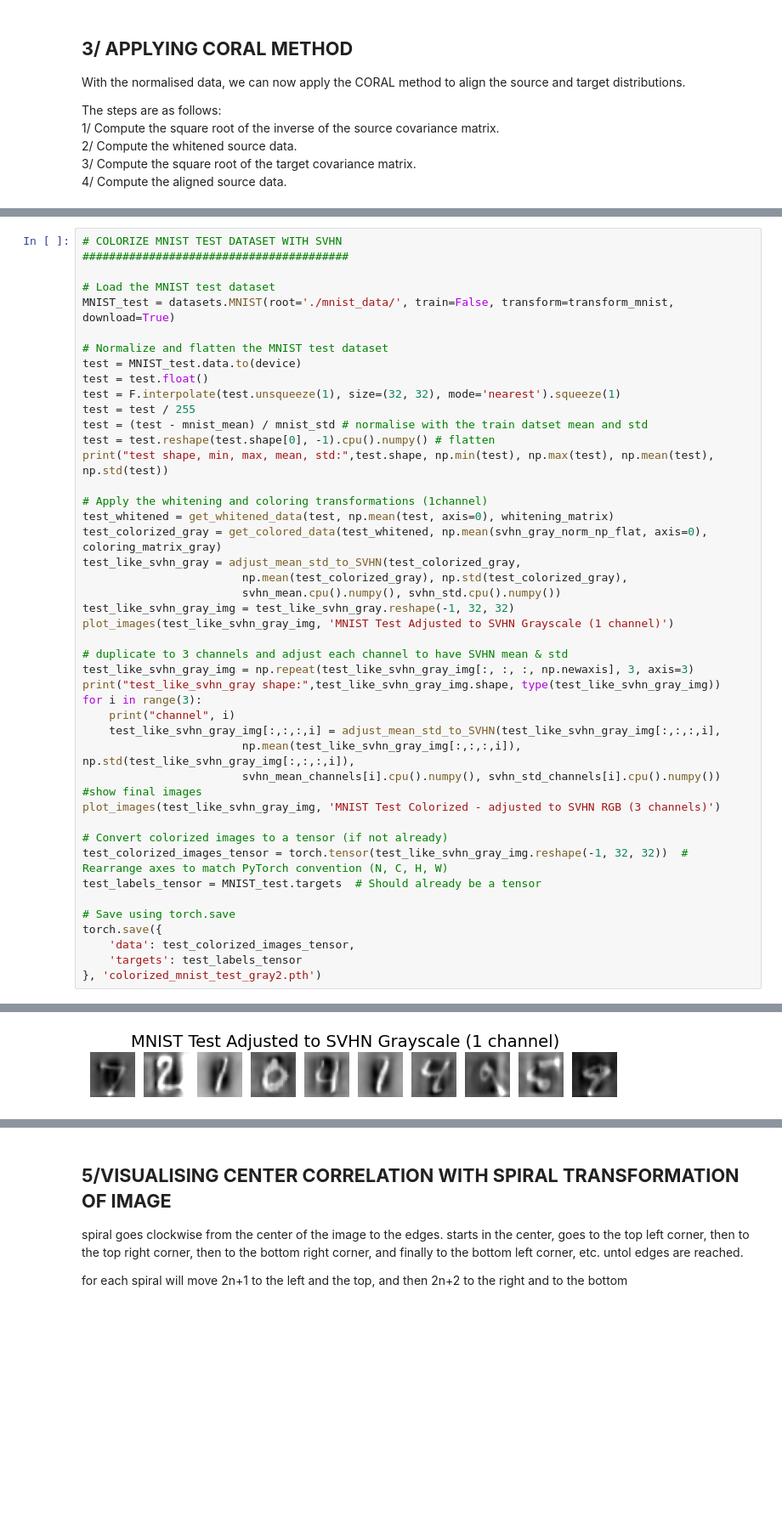
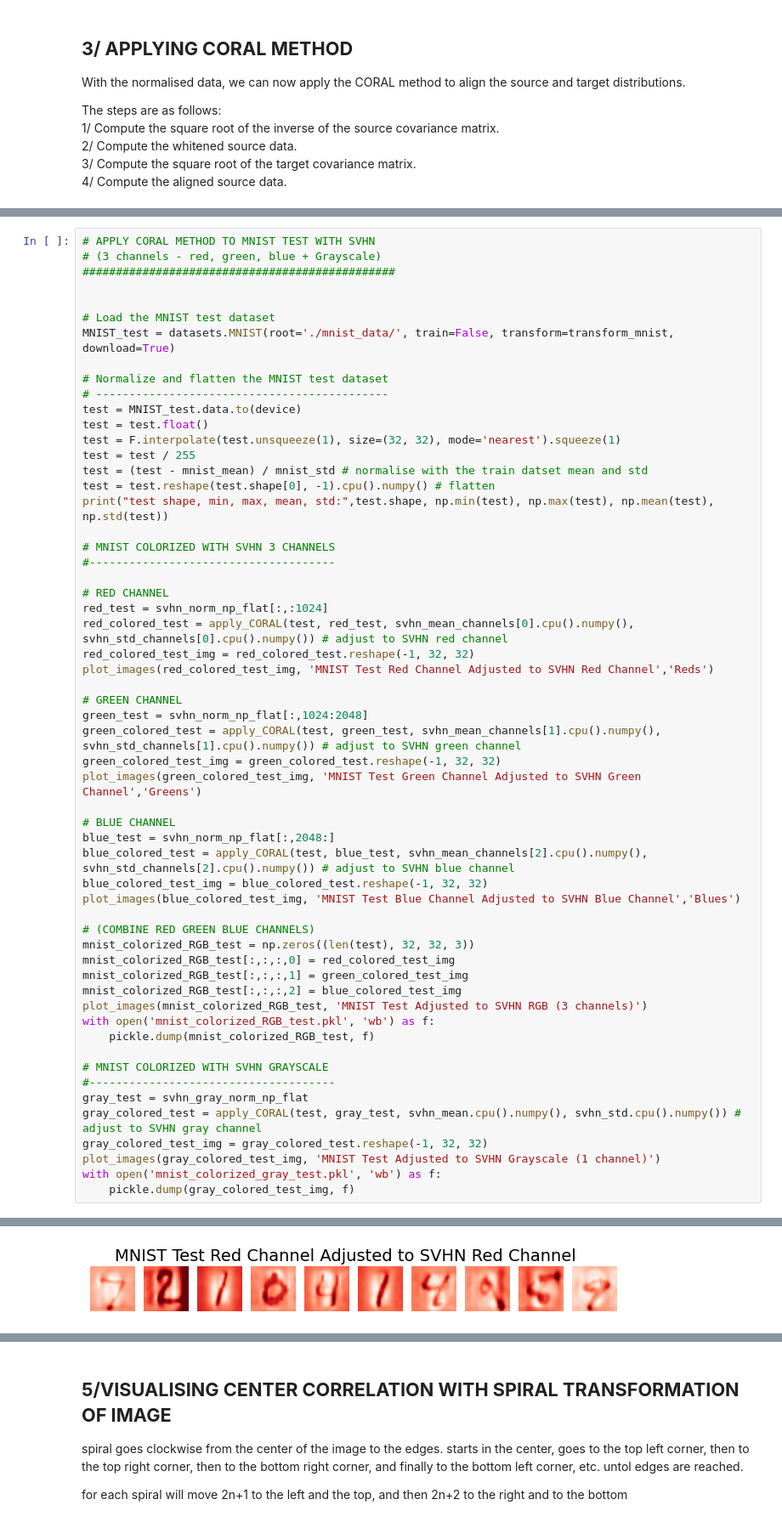
Before and after one commit to anaele-paris/domain_adaptation_MNIST_SVHN, a Jupyter notebook: CORAL_METHOD_32.ipynb, the cells around one changed output, grey strips where cells are left out. Shown at 85% size. Cells and saved outputs as stored; diff of their text form; blank space fills up the shorter version.

Commit message:
processed colored image by channel and created function apply_CORAL

```diff
--- a/CORAL_METHOD_32.ipynb
+++ b/CORAL_METHOD_32.ipynb
@@ -493,11 +501,14 @@ torch.save({
 # %%
-# COLORIZE MNIST TEST DATASET WITH SVHN
-########################################
+# APPLY CORAL METHOD TO MNIST TEST WITH SVHN
+# (3 channels - red, green, blue + Grayscale)
+###############################################
+
 
 # Load the MNIST test dataset
 MNIST_test = datasets.MNIST(root='./mnist_data/', train=False, transform=transform_mnist, download=True)
 
 # Normalize and flatten the MNIST test dataset
+# --------------------------------------------
 test = MNIST_test.data.to(device)
 test = test.float()
 test = F.interpolate(test.unsqueeze(1), size=(32, 32), mode='nearest').squeeze(1)
@@ -506,34 +517,43 @@ test = (test - mnist_mean) / mnist_std # normalise with the train datset mean an
 test = test.reshape(test.shape[0], -1).cpu().numpy() # flatten
 print("test shape, min, max, mean, std:",test.shape, np.min(test), np.max(test), np.mean(test), np.std(test))
 
-# Apply the whitening and coloring transformations (1channel)
-test_whitened = get_whitened_data(test, np.mean(test, axis=0), whitening_matrix)
-test_colorized_gray = get_colored_data(test_whitened, np.mean(svhn_gray_norm_np_flat, axis=0), coloring_matrix_gray)
-test_like_svhn_gray = adjust_mean_std_to_SVHN(test_colorized_gray,
-                        np.mean(test_colorized_gray), np.std(test_colorized_gray),
-                        svhn_mean.cpu().numpy(), svhn_std.cpu().numpy())
-test_like_svhn_gray_img = test_like_svhn_gray.reshape(-1, 32, 32)
-plot_images(test_like_svhn_gray_img, 'MNIST Test Adjusted to SVHN Grayscale (1 channel)')
+# MNIST COLORIZED WITH SVHN 3 CHANNELS
+#-------------------------------------
 
-# duplicate to 3 channels and adjust each channel to have SVHN mean & std
-test_like_svhn_gray_img = np.repeat(test_like_svhn_gray_img[:, :, :, np.newaxis], 3, axis=3)
-print("test_like_svhn_gray shape:",test_like_svhn_gray_img.shape, type(test_like_svhn_gray_img))
-for i in range(3):
-    print("channel", i)
-    test_like_svhn_gray_img[:,:,:,i] = adjust_mean_std_to_SVHN(test_like_svhn_gray_img[:,:,:,i],
-                        np.mean(test_like_svhn_gray_img[:,:,:,i]), np.std(test_like_svhn_gray_img[:,:,:,i]),
-                        svhn_mean_channels[i].cpu().numpy(), svhn_std_channels[i].cpu().numpy())
-#show final images
-plot_images(test_like_svhn_gray_img, 'MNIST Test Colorized - adjusted to SVHN RGB (3 channels)')
+# RED CHANNEL
+red_test = svhn_norm_np_flat[:,:1024]
+red_colored_test = apply_CORAL(test, red_test, svhn_mean_channels[0].cpu().numpy(), svhn_std_channels[0].cpu().numpy()) # adjust to SVHN red channel
+red_colored_test_img = red_colored_test.reshape(-1, 32, 32)
+plot_images(red_colored_test_img, 'MNIST Test Red Channel Adjusted to SVHN Red Channel','Reds')
 
-# Convert colorized images to a tensor (if not already)
-test_colorized_images_tensor = torch.tensor(test_like_svhn_gray_img.reshape(-1, 32, 32))  # Rearrange axes to match PyTorch convention (N, C, H, W)
-test_labels_tensor = MNIST_test.targets  # Should already be a tensor
+# GREEN CHANNEL
+green_test = svhn_norm_np_flat[:,1024:2048]
+green_colored_test = apply_CORAL(test, green_test, svhn_mean_channels[1].cpu().numpy(), svhn_std_channels[1].cpu().numpy()) # adjust to SVHN green channel
+green_colored_test_img = green_colored_test.reshape(-1, 32, 32)
+plot_images(green_colored_test_img, 'MNIST Test Green Channel Adjusted to SVHN Green Channel','Greens')
 
-# Save using torch.save
-torch.save({
-    'data': test_colorized_images_tensor,
-    'targets': test_labels_tensor
-}, 'colorized_mnist_test_gray2.pth')
+# BLUE CHANNEL
+blue_test = svhn_norm_np_flat[:,2048:]
+blue_colored_test = apply_CORAL(test, blue_test, svhn_mean_channels[2].cpu().numpy(), svhn_std_channels[2].cpu().numpy()) # adjust to SVHN blue channel
+blue_colored_test_img = blue_colored_test.reshape(-1, 32, 32)
+plot_images(blue_colored_test_img, 'MNIST Test Blue Channel Adjusted to SVHN Blue Channel','Blues')
+
+# (COMBINE RED GREEN BLUE CHANNELS)
+mnist_colorized_RGB_test = np.zeros((len(test), 32, 32, 3))
+mnist_colorized_RGB_test[:,:,:,0] = red_colored_test_img
+mnist_colorized_RGB_test[:,:,:,1] = green_colored_test_img
+mnist_colorized_RGB_test[:,:,:,2] = blue_colored_test_img
+plot_images(mnist_colorized_RGB_test, 'MNIST Test Adjusted to SVHN RGB (3 channels)')
+with open('mnist_colorized_RGB_test.pkl', 'wb') as f:
+    pickle.dump(mnist_colorized_RGB_test, f)
+
+# MNIST COLORIZED WITH SVHN GRAYSCALE
+#-------------------------------------
+gray_test = svhn_gray_norm_np_flat
+gray_colored_test = apply_CORAL(test, gray_test, svhn_mean.cpu().numpy(), svhn_std.cpu().numpy()) # adjust to SVHN gray channel
+gray_colored_test_img = gray_colored_test.reshape(-1, 32, 32)
+plot_images(gray_colored_test_img, 'MNIST Test Adjusted to SVHN Grayscale (1 channel)')
+with open('mnist_colorized_gray_test.pkl', 'wb') as f:
+    pickle.dump(gray_colored_test_img, f)
 # %% [output]
 test shape, min, max, mean, std: (10000, 1024) -0.42061603 2.845958 0.019717734 1.0220994
@@ -542 +562 @@ adjusted data - shape, mean, std, min, max: (10000, 1024) 0.4475643005261437 0.1
-[figure, old version]
+[figure, new version]
```
Also changed, not shown: parts of 13 cells of this notebook, 2 other files.
